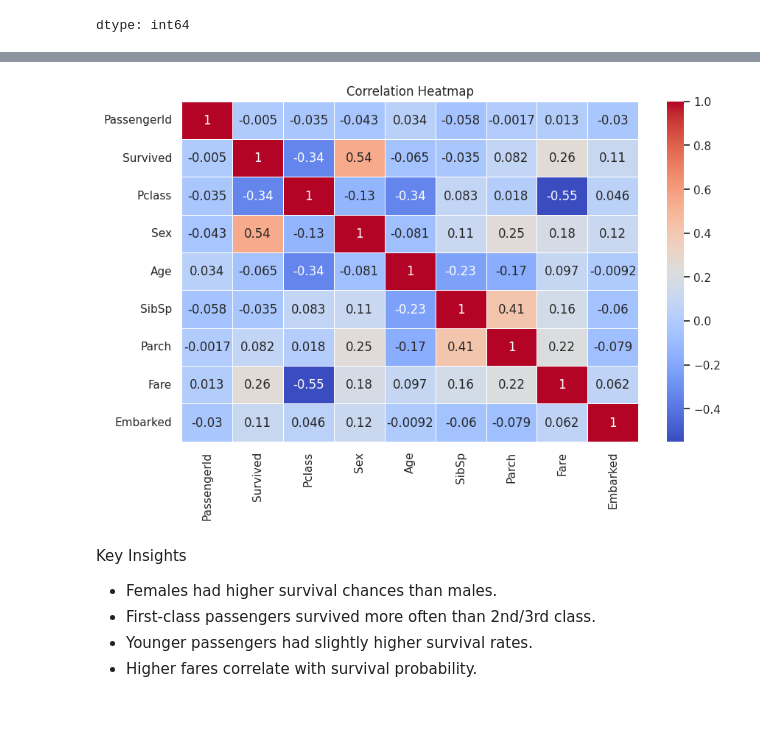
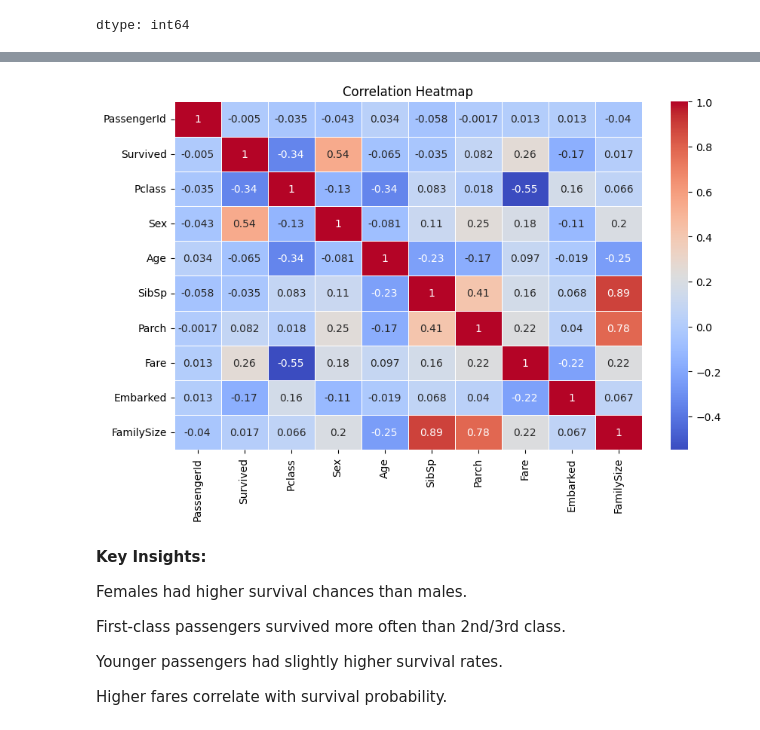
Before and after one commit to priya-78/CODING-SAMURAI-INTERNSHIP-TASK, a Jupyter notebook: Project-3-Titanic-EDA/Titanic_EDA.ipynb, the cells around one changed output, grey strips where cells are left out. Cells and saved outputs as stored; diff of their text form; code cells hidden in the pictures.

```diff
--- a/Project-3-Titanic-EDA/Titanic_EDA.ipynb
+++ b/Project-3-Titanic-EDA/Titanic_EDA.ipynb
@@ -3,9 +3,12 @@
 
 Performing EDA on the Kaggle Titanic dataset. It includes exploring missing values, distributions, and relationships between features and survival.
 # %%
-#Import Libraries
+#import packages
 import pandas as pd
-import numpy as np
 import seaborn as sns
 import matplotlib.pyplot as plt
-sns.set(style="whitegrid")
+
+df = pd.read_csv('train.csv')
+
+df.info()
+df.head()
@@ -128,0 +117,10 @@ plt.show()
+# %%
+#survival rate by family size
+df['FamilySize'] = df['SibSp'] + df['Parch'] + 1
+
+sns.countplot(x='FamilySize', hue='Survived', data=df, palette="coolwarm")
+plt.title("Survival by Family Size")
+plt.show()
+
+print("Survival Rate by Family Size:")
+print(df.groupby('FamilySize')['Survived'].mean().round(2))
@@ -128,0 +141,10 @@ plt.show()
+# %%
+#survival rate by age group
+df['AgeGroup'] = pd.cut(df['Age'], bins=[0,12,18,50,80], labels=['Child','Teen','Adult','Senior'])
+
+sns.countplot(x='AgeGroup', hue='Survived', data=df, palette="muted")
+plt.title("Survival by Age Group")
+plt.show()
+
+print("Survival Rate by Age Group:")
+print(df.groupby('AgeGroup')['Survived'].mean().round(2))
@@ -129,25 +160,26 @@ plt.show()
 # %%
-#Correlation Heatmap
-# Copy dataframe
+# Encode categorical variables
 df_corr = df.copy()
+df_corr['Sex'] = df_corr['Sex'].map({'male':0,'female':1})
+df_corr['Embarked'] = df_corr['Embarked'].map({'C':0,'Q':1,'S':2})
 
-# Convert categorical variables to numeric
-df_corr['Sex'] = df_corr['Sex'].map({'male': 0, 'female': 1})
-df_corr['Embarked'] = df_corr['Embarked'].map({'S':0, 'C':1, 'Q':2})
-
-# Drop non-numeric columns (Name, Ticket are just strings)
-df_corr = df_corr.drop(columns=['Name','Ticket'])
+# Drop non-numeric columns
+df_corr = df_corr.drop(columns=['Name','Ticket','AgeGroup'])
 
 # Heatmap
 plt.figure(figsize=(10,6))
 sns.heatmap(df_corr.corr(), annot=True, cmap="coolwarm", linewidths=0.5)
 plt.title("Correlation Heatmap")
 plt.show()
 # %% [output]
-[figure, old version]
+[figure, new version]
 # %% [markdown]
-Key Insights
-- Females had higher survival chances than males.
-- First-class passengers survived more often than 2nd/3rd class.
-- Younger passengers had slightly higher survival rates.
-- Higher fares correlate with survival probability.
+**Key Insights:**
+
+Females had higher survival chances than males.
+
+First-class passengers survived more often than 2nd/3rd class.
+
+Younger passengers had slightly higher survival rates.
+
+Higher fares correlate with survival probability.
```
Also changed, not shown: parts of 12 cells of this notebook.
